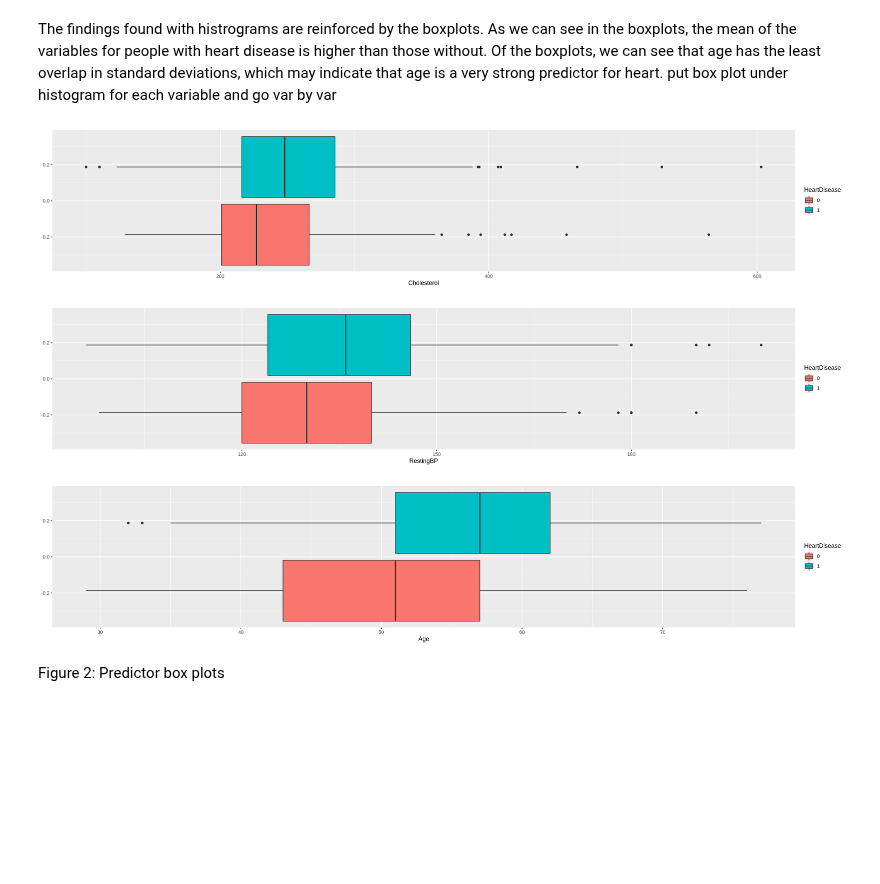
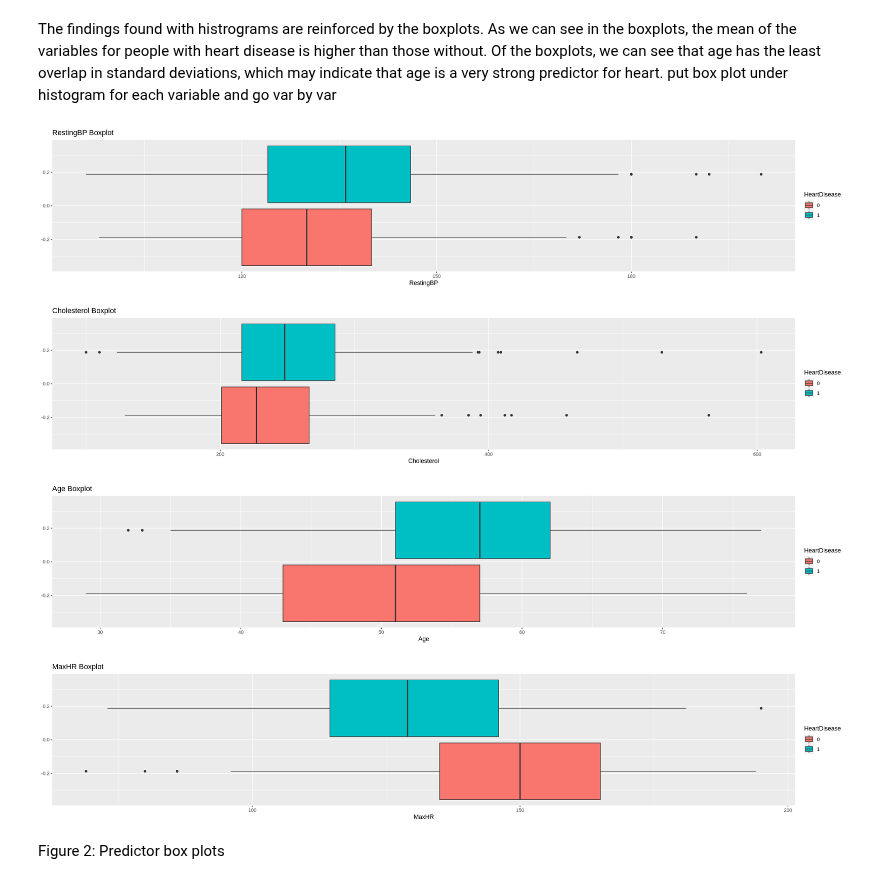
Before and after one commit to josephsoo/dsci_100_group_12, a Jupyter notebook: Project report.ipynb, the cells around one changed output. Cells and saved outputs as stored; diff of their text form; code cells hidden in the pictures; blank space fills up the shorter version.

Commit message:
added histogram and boxplot for maxhr

```diff
--- a/Project report.ipynb
+++ b/Project report.ipynb
@@ -222,23 +228,32 @@ Figure 1: Predictor Histograms
 # %% [markdown]
 The findings found with histrograms are reinforced by the boxplots. As we can see in the boxplots, the mean of the variables for people with heart disease is higher than those without. Of the boxplots, we can see that age has the least overlap in standard deviations, which may indicate that age is a very strong predictor for heart. put box plot under histogram for each variable and go var by var
 # %%
+bp_box <- heart_train |> ggplot(aes(x = RestingBP, fill = HeartDisease)) +
+    geom_boxplot()+
+labs(title = "RestingBP Boxplot")
+
 cholesterol_box <- heart_train |> ggplot(aes(x = Cholesterol, fill = HeartDisease)) +
-    geom_boxplot()
+    geom_boxplot()+
+labs(title = "Cholesterol Boxplot")
 
 
-bp_box <- heart_train |> ggplot(aes(x = RestingBP, fill = HeartDisease)) +
-    geom_boxplot()
+age_box <- heart_train |> ggplot(aes(x = Age, fill = HeartDisease)) +
+    geom_boxplot()+
+labs(title  = "Age Boxplot")
 
-age_box <- heart_train |> ggplot(aes(x = Age, fill = HeartDisease)) +
-    geom_boxplot()
+hr_box <- heart_train |> ggplot(aes(x = MaxHR, fill = HeartDisease)) +
+    geom_boxplot()+
+labs(title = "MaxHR Boxplot")
 
+bp_box
 cholesterol_box
-bp_box
 age_box
+hr_box
 # %% [output]
-[figure, old version]
+[figure, new version]
-[figure, old version]
+[figure, new version]
-[figure, old version]
+[figure, new version]
+[figure, added]
 # %% [markdown]
 Figure 2: Predictor box plots
 # %% [markdown]
```
Also changed, not shown: parts of 2 cells of this notebook.
